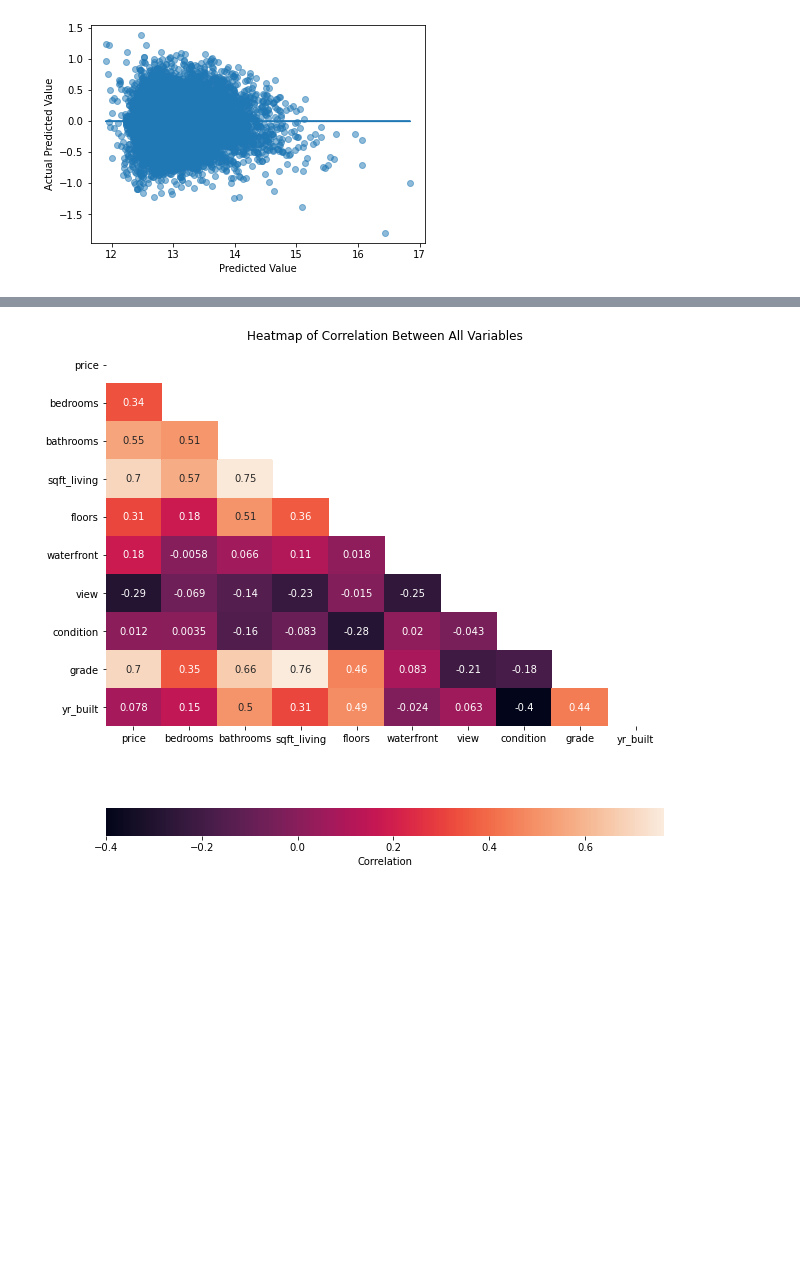
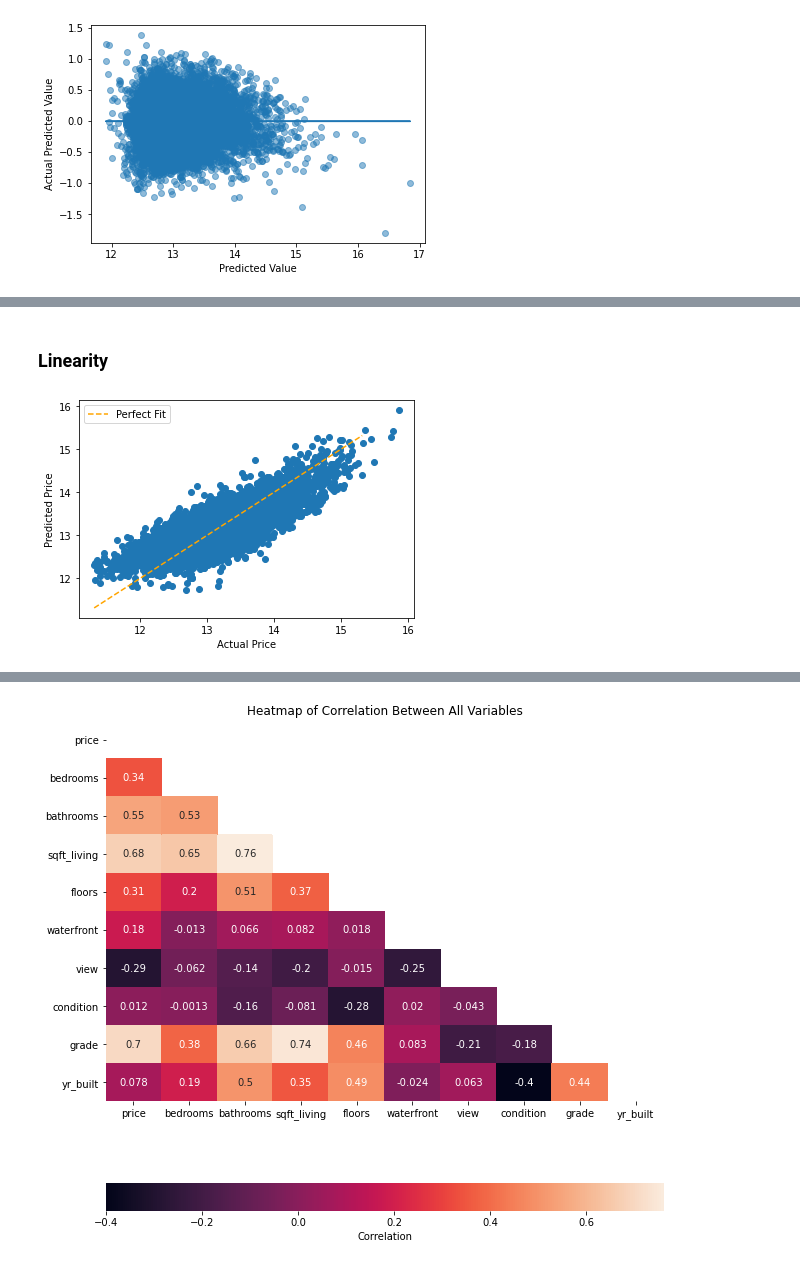
Before and after one commit to aharri123/dsc-phase-2-project-v2-3, a Jupyter notebook: student.ipynb, the cells around one changed output, grey strips where cells are left out. Drawn from its saved outputs; the diff is of its cells as text; code cells hidden in the pictures; blank space fills up the shorter version.

Commit message:
Working on analyzing final model

```diff
--- a/student.ipynb
+++ b/student.ipynb
@@ -635,0 +640,14 @@ After log transforming our price variable we can see that:
+# %%
+#Log Transform
+non_normal = ["bedrooms", "sqft_living"]
+for i in non_normal:
+    X[i] = X[i].map(lambda x: np.log(x))
+# %%
+#Run model again
+
+new_df = pd.concat([Y_log, X], axis = 1)
+
+outcome = "price"
+X_sum = "+".join(X.columns)
+formula = outcome + "~" + X_sum
+model = ols(formula = formula, data = new_df).fit()
@@ -635,0 +686,13 @@ After log transforming our price variable we can see that:
+# %% [markdown]
+### Linearity
+# %%
+preds = model.predict(X)
+fig,ax = plt.subplots()
+perfect_line = np.arange(Y_log.min(), Y_log.max())
+ax.plot(perfect_line, perfect_line, linestyle="--", color="orange", label = "Perfect Fit")
+ax.scatter(Y_log, preds);
+ax.set_xlabel("Actual Price")
+ax.set_ylabel("Predicted Price")
+ax.legend();
+# %% [output]
+[figure, added]
```
Also changed, not shown: parts of 13 cells of this notebook.
